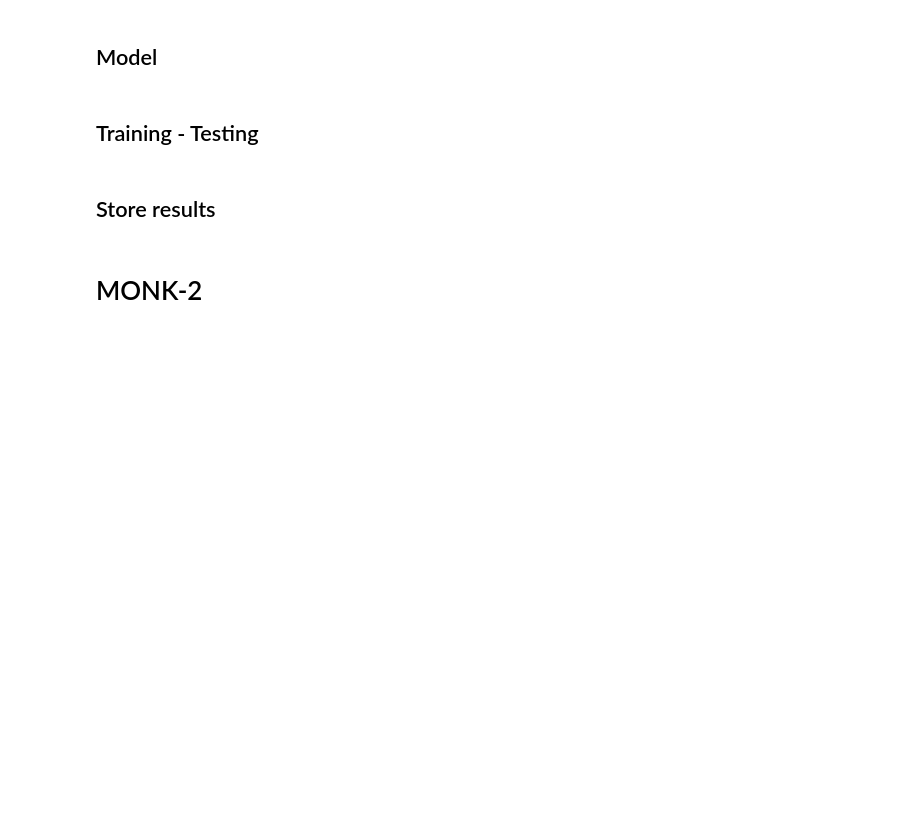
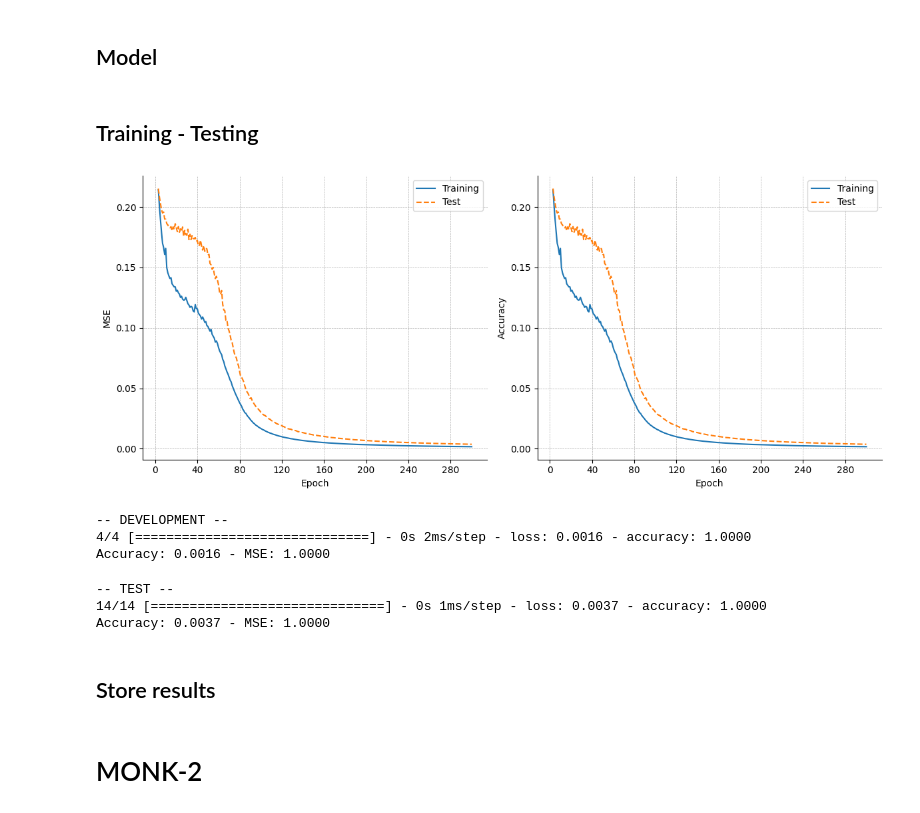
Before and after one commit to NennoMP/ML-B, a Jupyter notebook: notebooks/models/NN-SGD.ipynb, the cells around one changed output. Saved outputs shown, nothing was run; the diff lists cells and outputs as text; code cells hidden in the pictures; blank space fills up the shorter version.

```diff
--- a/notebooks/models/NN-SGD.ipynb
+++ b/notebooks/models/NN-SGD.ipynb
@@ -77,7 +77,7 @@ def get_nn_classifier(hparams):
     ])
 
     optimizer = SGD(learning_rate=hparams['lr'])
-    model.compile(optimizer=optimizer, loss='binary_crossentropy', metrics=['accuracy', 'mse'])
+    model.compile(optimizer=optimizer, loss='mse', metrics=['accuracy'])
 
     model.hparams = hparams
     return model
@@ -90,11 +86,27 @@ solver.train(epochs=300, patience=50, batch_size=len(x_dev_m1))
+# %%
+model_m1 = get_nn_classifier(hparams={'lr': 0.7, 'h_dim': 4, 'reg': 0.0})
+solver = Solver(model_m1, x_dev_m1, y_dev_m1, x_test_m1, y_test_m1, target='loss')
+solver.train(epochs=300, patience=None, batch_size=32)
+# %%
+solver.plot_history(results_dir + '/MONK1/history', 'MSE', 'Accuracy')
+# %% [output]
+[figure, added]
 # %%
 print('-- DEVELOPMENT --')
-loss_dev_m1, acc_dev_m1, mse_dev_m1 = model_m1.evaluate(x_dev_m1, y_dev_m1)
-print(f'Loss (BCE): {loss_dev_m1:.4f} - Accuracy: {acc_dev_m1:.4f} - MSE: {mse_dev_m1:.4f}')
+acc_dev_m1, mse_dev_m1 = model_m1.evaluate(x_dev_m1, y_dev_m1)
+print(f'Accuracy: {acc_dev_m1:.4f} - MSE: {mse_dev_m1:.4f}')
+# %% [output]
+-- DEVELOPMENT --
+4/4 [==============================] - 0s 2ms/step - loss: 0.0016 - accuracy: 1.0000
+Accuracy: 0.0016 - MSE: 1.0000
 # %%
 print('-- TEST --')
-loss_test_m1, acc_test_m1, mse_test_m1 = model_m1.evaluate(x_test_m1, y_test_m1)
-print(f'Loss (BCE): {loss_test_m1:.4f} - Accuracy: {acc_test_m1:.4f} - MSE: {mse_test_m1:.4f}')
+acc_test_m1, mse_test_m1 = model_m1.evaluate(x_test_m1, y_test_m1)
+print(f'Accuracy: {acc_test_m1:.4f} - MSE: {mse_test_m1:.4f}')
+# %% [output]
+-- TEST --
+14/14 [==============================] - 0s 1ms/step - loss: 0.0037 - accuracy: 1.0000
+Accuracy: 0.0037 - MSE: 1.0000
 # %% [markdown]
 ## Store results
 # %%
```
Also changed, not shown: parts of 31 cells of this notebook, 27 other files.
